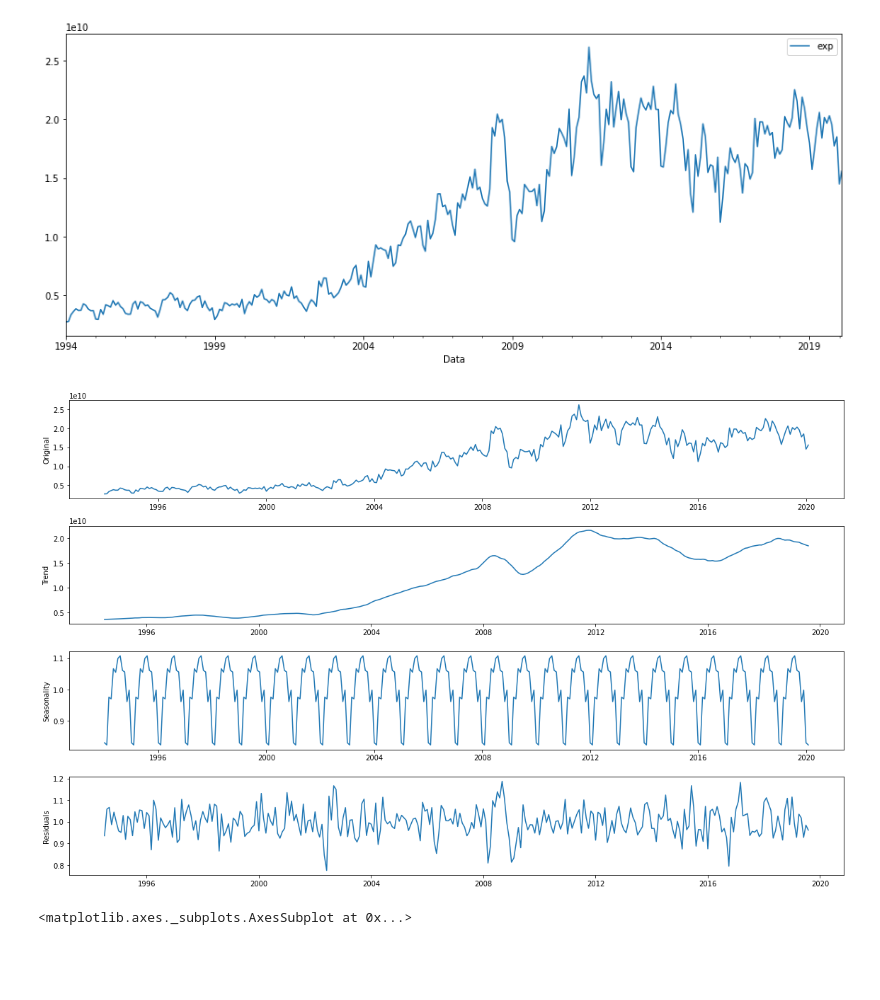
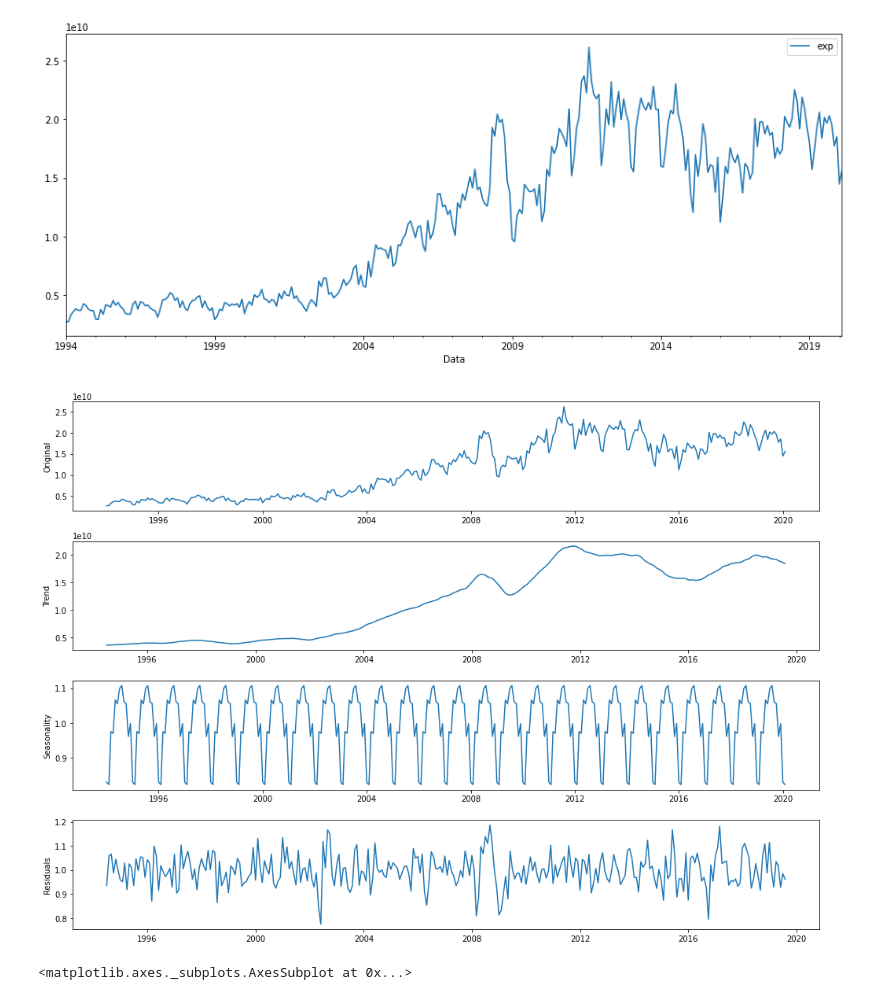
Before and after one commit to mmbs1989/TCC-PUCMINAS, a Jupyter notebook: Notebook_TCC_PUC.ipynb, the cells around one changed output. Cells and saved outputs as stored; diff of their text form; code cells hidden in the pictures; blank space fills up the shorter version.

```diff
--- a/Notebook_TCC_PUC.ipynb
+++ b/Notebook_TCC_PUC.ipynb
@@ -481,26 +481,26 @@ dfexp.plot(figsize=(15,6))
 # %%
 #Decomposição da série temporal
 decomposition = seasonal_decompose(dfexp, model='multiplicative')
 trend = decomposition.trend
 seasonal = decomposition.seasonal
 residual = decomposition.resid
-plt.figure(figsize=(16,10))
+plt.figure(figsize=(14,10))
 plt.subplot(411)
 plt.plot(dfexp)
 plt.ylabel('Original')
 plt.subplot(412)
 plt.plot(trend)
 plt.ylabel('Trend')
 plt.subplot(413)
 plt.plot(seasonal)
 plt.ylabel('Seasonality')
 plt.subplot(414)
 plt.plot(residual)
 plt.ylabel('Residuals')
 plt.tight_layout()
 plt.show()
 # %% [output]
-[figure, old version]
+[figure, new version]
 # %%
 # Análise dos períodos de sazonalidade
 dfexp.groupby(dfexp.index.month).mean().plot(kind='bar')
```
Also changed, not shown: parts of 26 cells of this notebook.
